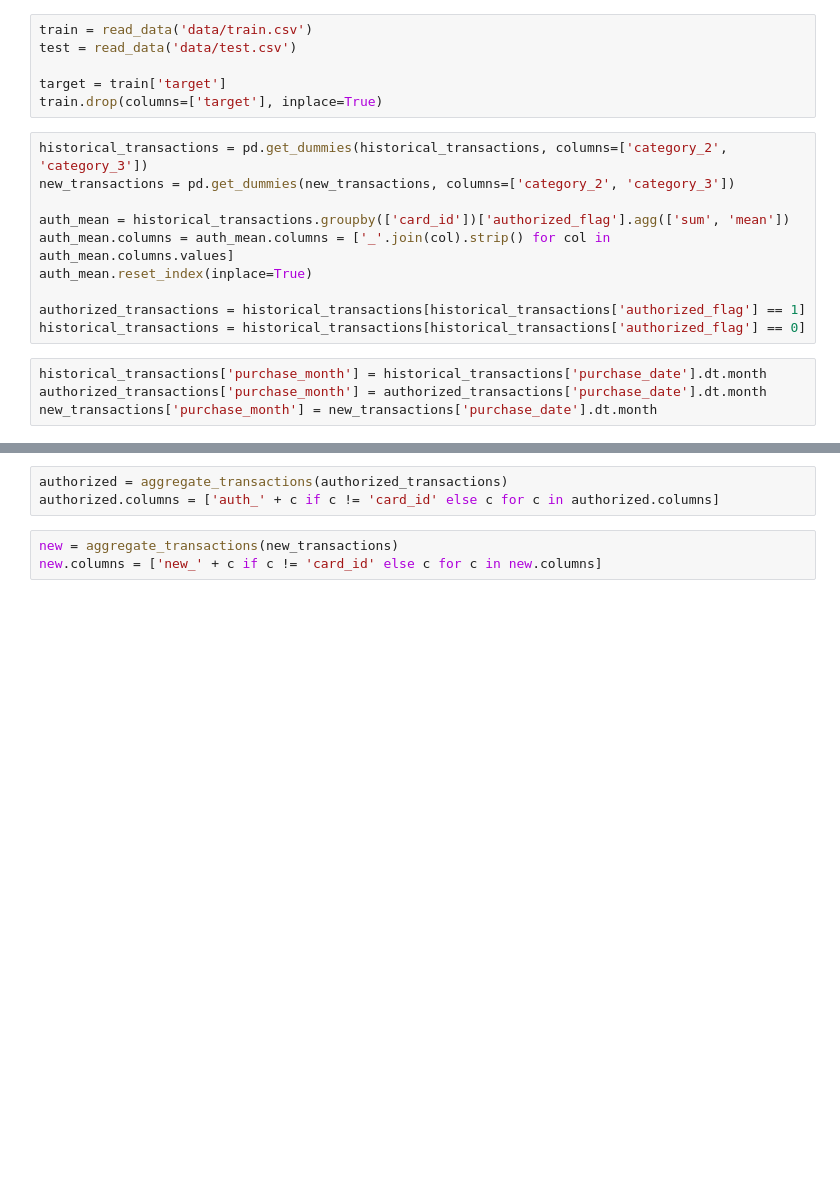
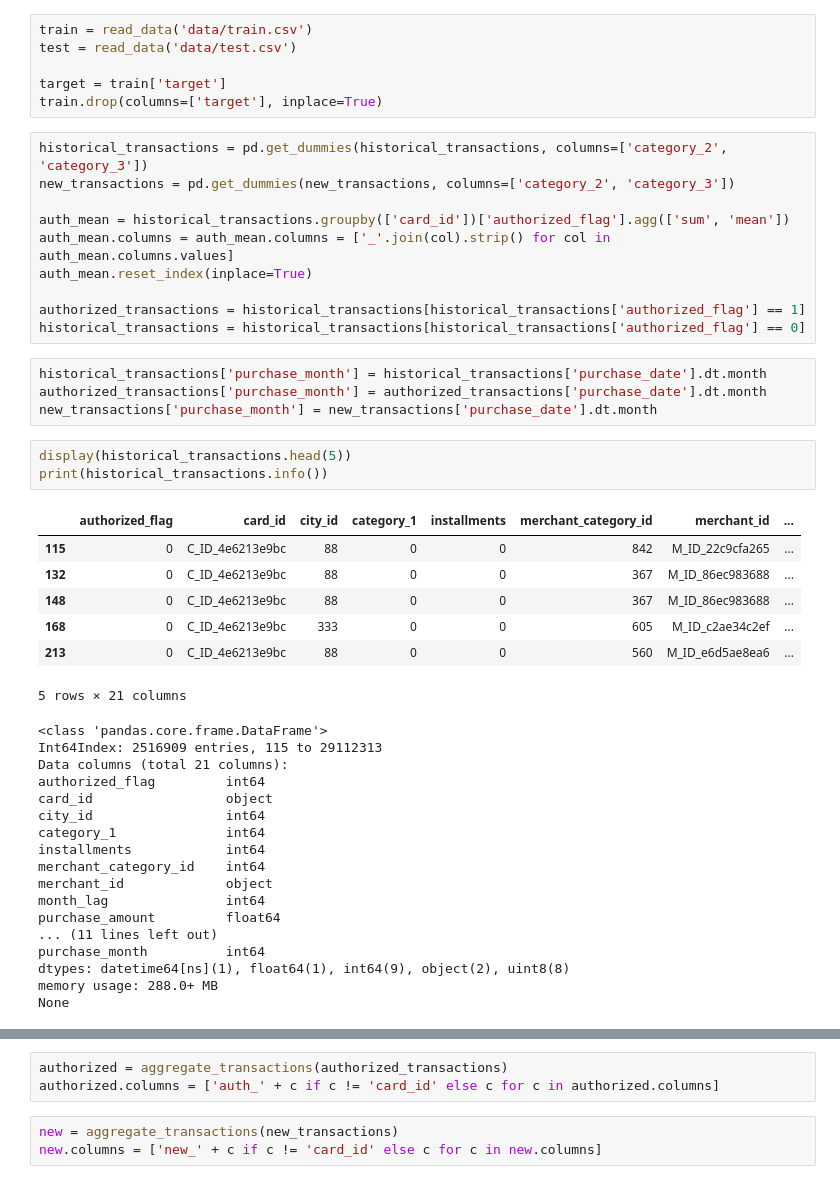
Before and after one commit to BoykoAA/list_lolecs_team, a Jupyter notebook: Elo_Category_Recommendation/Clear_data.ipynb, the cells around one changed output, grey strips where cells are left out. Drawn from its saved outputs; the diff is of its cells as text; blank space fills up the shorter version.

Commit message:
up cl data

```diff
--- a/Elo_Category_Recommendation/Clear_data.ipynb
+++ b/Elo_Category_Recommendation/Clear_data.ipynb
@@ -65,6 +70,34 @@ historical_transactions = historical_transactions[historical_transactions['autho
 historical_transactions['purchase_month'] = historical_transactions['purchase_date'].dt.month
 authorized_transactions['purchase_month'] = authorized_transactions['purchase_date'].dt.month
 new_transactions['purchase_month'] = new_transactions['purchase_date'].dt.month
+# %%
+display(historical_transactions.head(5))
+print(historical_transactions.info())
+# %% [output]
+|  | authorized_flag | card_id | city_id | category_1 | installments | merchant_category_id | merchant_id | ... |
+| 115 | 0 | C_ID_4e6213e9bc | 88 | 0 | 0 | 842 | M_ID_22c9cfa265 | ... |
+| 132 | 0 | C_ID_4e6213e9bc | 88 | 0 | 0 | 367 | M_ID_86ec983688 | ... |
+| 148 | 0 | C_ID_4e6213e9bc | 88 | 0 | 0 | 367 | M_ID_86ec983688 | ... |
+| 168 | 0 | C_ID_4e6213e9bc | 333 | 0 | 0 | 605 | M_ID_c2ae34c2ef | ... |
+| 213 | 0 | C_ID_4e6213e9bc | 88 | 0 | 0 | 560 | M_ID_e6d5ae8ea6 | ... |
+5 rows × 21 columns
+<class 'pandas.core.frame.DataFrame'>
+Int64Index: 2516909 entries, 115 to 29112313
+Data columns (total 21 columns):
+authorized_flag         int64
+card_id                 object
+city_id                 int64
+category_1              int64
+installments            int64
+merchant_category_id    int64
+merchant_id             object
+month_lag               int64
+purchase_amount         float64
+... (11 lines left out)
+purchase_month          int64
+dtypes: datetime64[ns](1), float64(1), int64(9), object(2), uint8(8)
+memory usage: 288.0+ MB
+None
 # %%
 %%time
 def aggregate_transactions(history):
```
Also changed, not shown: parts of 7 cells of this notebook.
